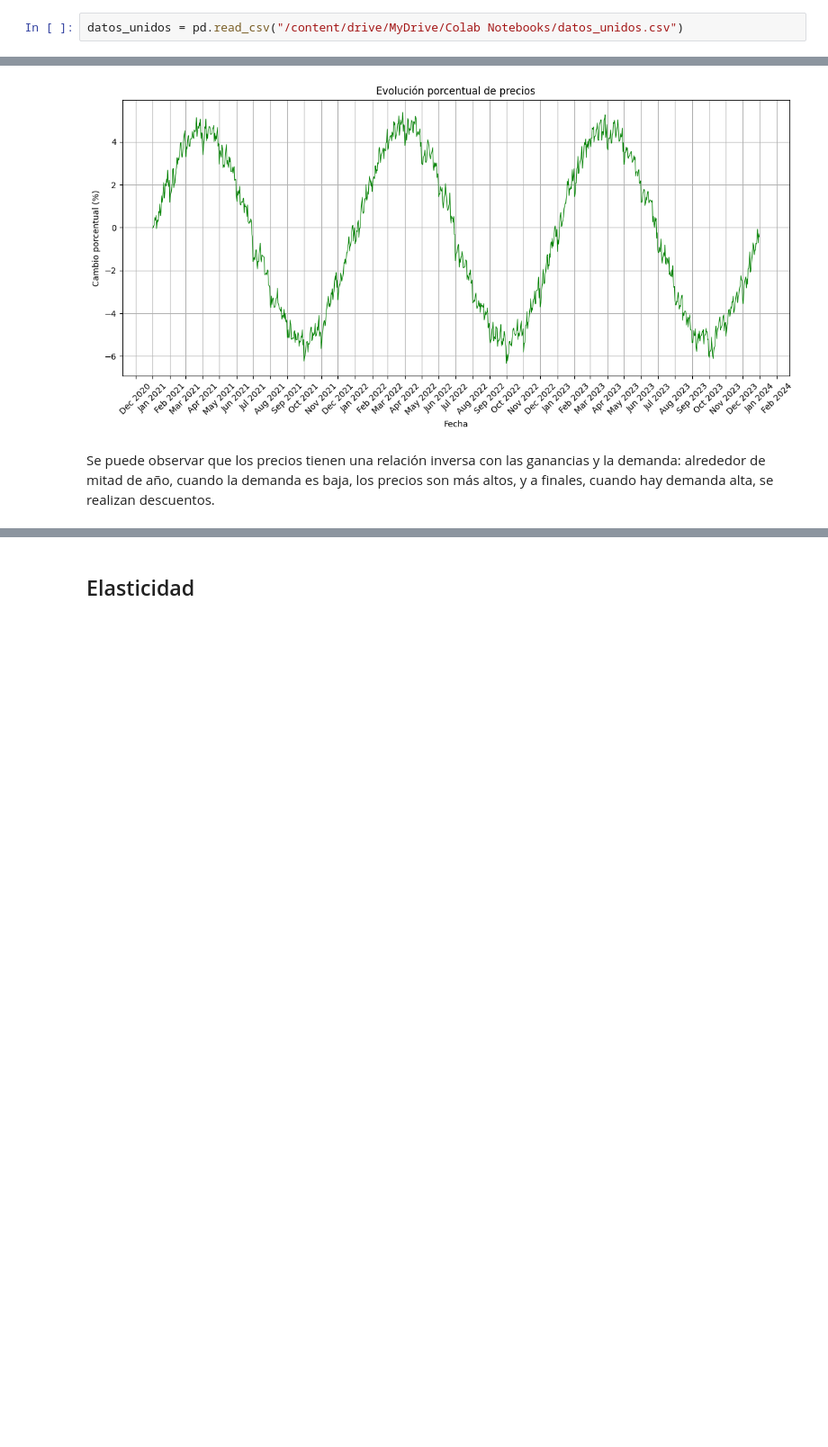
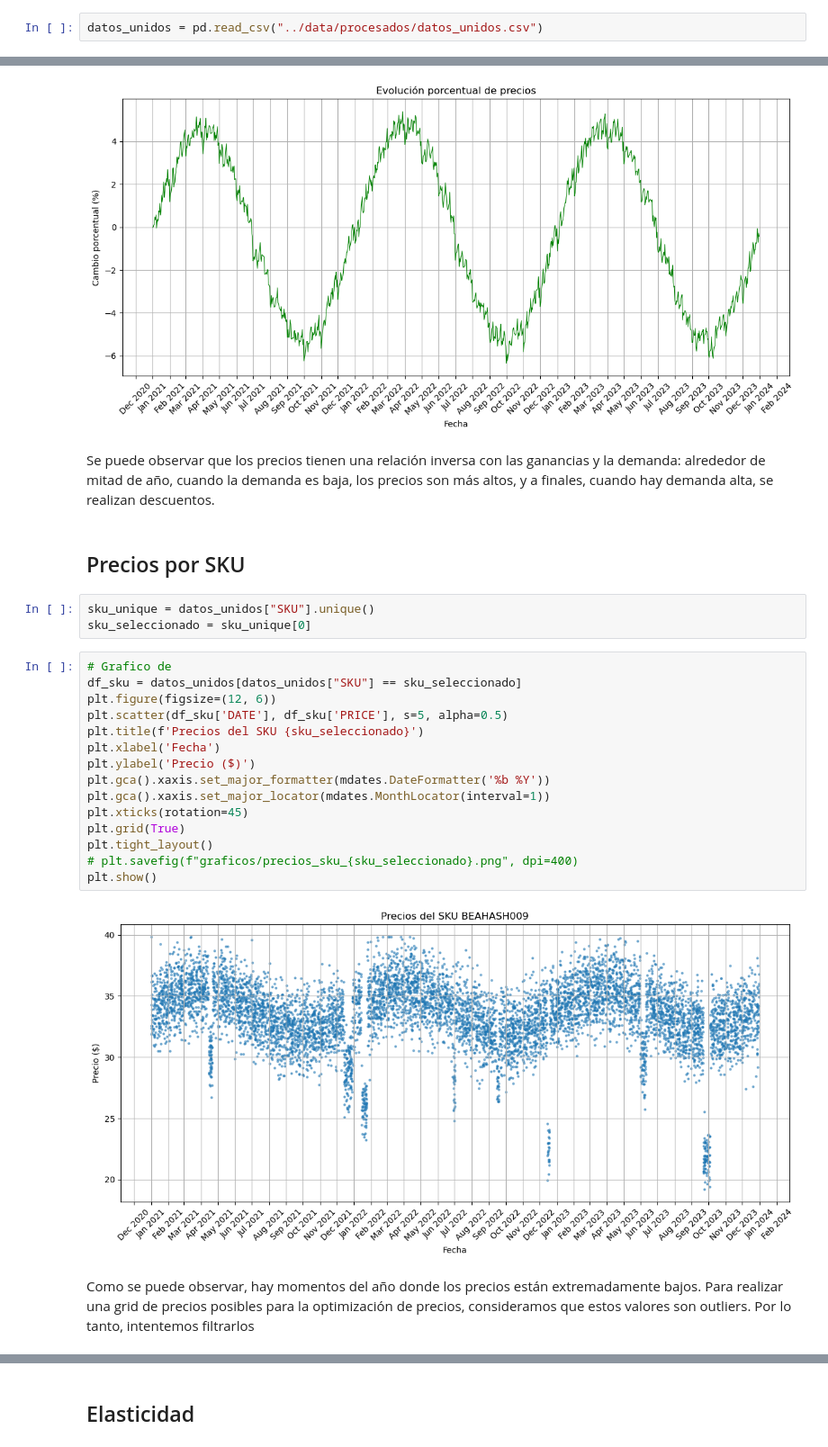
Before and after one commit to JuanCruzMendoza/AlixPartners-Competencia, a Jupyter notebook: src/analisis_datos.ipynb, the cells around one changed output, grey strips where cells are left out. Shown at 90% size. Cells and saved outputs as stored; diff of their text form; blank space fills up the shorter version.

Commit message:
graficos + construccion informe + analisis de precios y creacion de nueva grid

```diff
--- a/src/analisis_datos.ipynb
+++ b/src/analisis_datos.ipynb
@@ -12,5 +12,5 @@ Mounted at /content/drive
 # %%
-datos_unidos = pd.read_csv("/content/drive/MyDrive/Colab Notebooks/datos_unidos.csv")
+datos_unidos = pd.read_csv("../data/procesados/datos_unidos.csv")
 # %%
 datos_unidos["DATE"] = pd.to_datetime(datos_unidos["DATE"])
 # %%
@@ -158,3 +158,27 @@ plt.show()
 [figure]
 # %% [markdown]
 Se puede observar que los precios tienen una relación inversa con las ganancias y la demanda: alrededor de mitad de año, cuando la demanda es baja, los precios son más altos, y a finales, cuando hay demanda alta, se realizan descuentos.
+# %% [markdown]
+## Precios por SKU
+# %%
+sku_unique = datos_unidos["SKU"].unique()
+sku_seleccionado = sku_unique[0]
+# %%
+# Grafico de
+df_sku = datos_unidos[datos_unidos["SKU"] == sku_seleccionado]
+plt.figure(figsize=(12, 6))
+plt.scatter(df_sku['DATE'], df_sku['PRICE'], s=5, alpha=0.5)
+plt.title(f'Precios del SKU {sku_seleccionado}')
+plt.xlabel('Fecha')
+plt.ylabel('Precio ($)')
+plt.gca().xaxis.set_major_formatter(mdates.DateFormatter('%b %Y'))
+plt.gca().xaxis.set_major_locator(mdates.MonthLocator(interval=1))
+plt.xticks(rotation=45)
+plt.grid(True)
+plt.tight_layout()
+# plt.savefig(f"graficos/precios_sku_{sku_seleccionado}.png", dpi=400)
+plt.show()
+# %% [output]
+[figure, added]
+# %% [markdown]
+Como se puede observar, hay momentos del año donde los precios están extremadamente bajos. Para realizar una grid de precios posibles para la optimización de precios, consideramos que estos valores son outliers. Por lo tanto, intentemos filtrarlos
```
Also changed, not shown: parts of 21 cells of this notebook, 31 other files.
